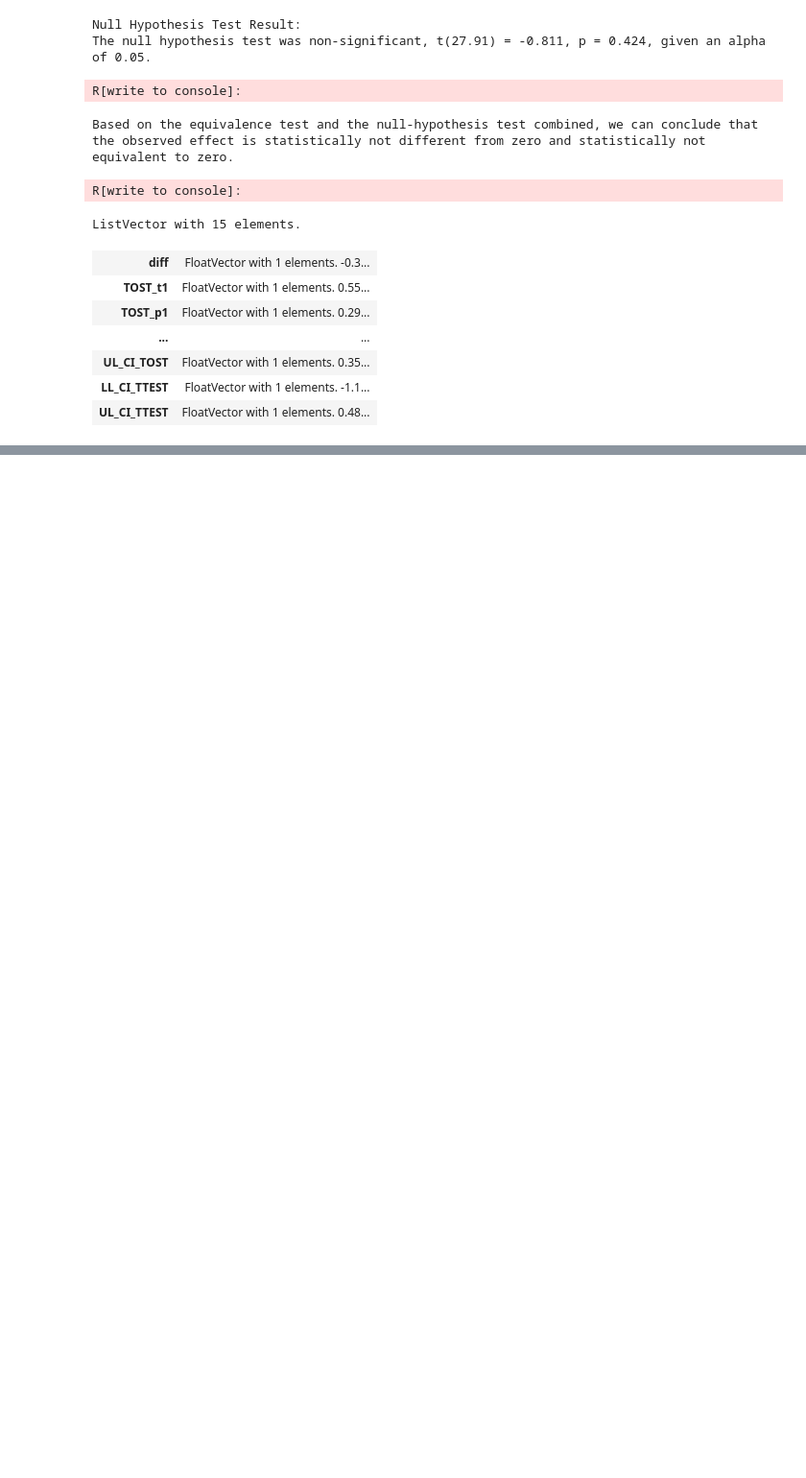
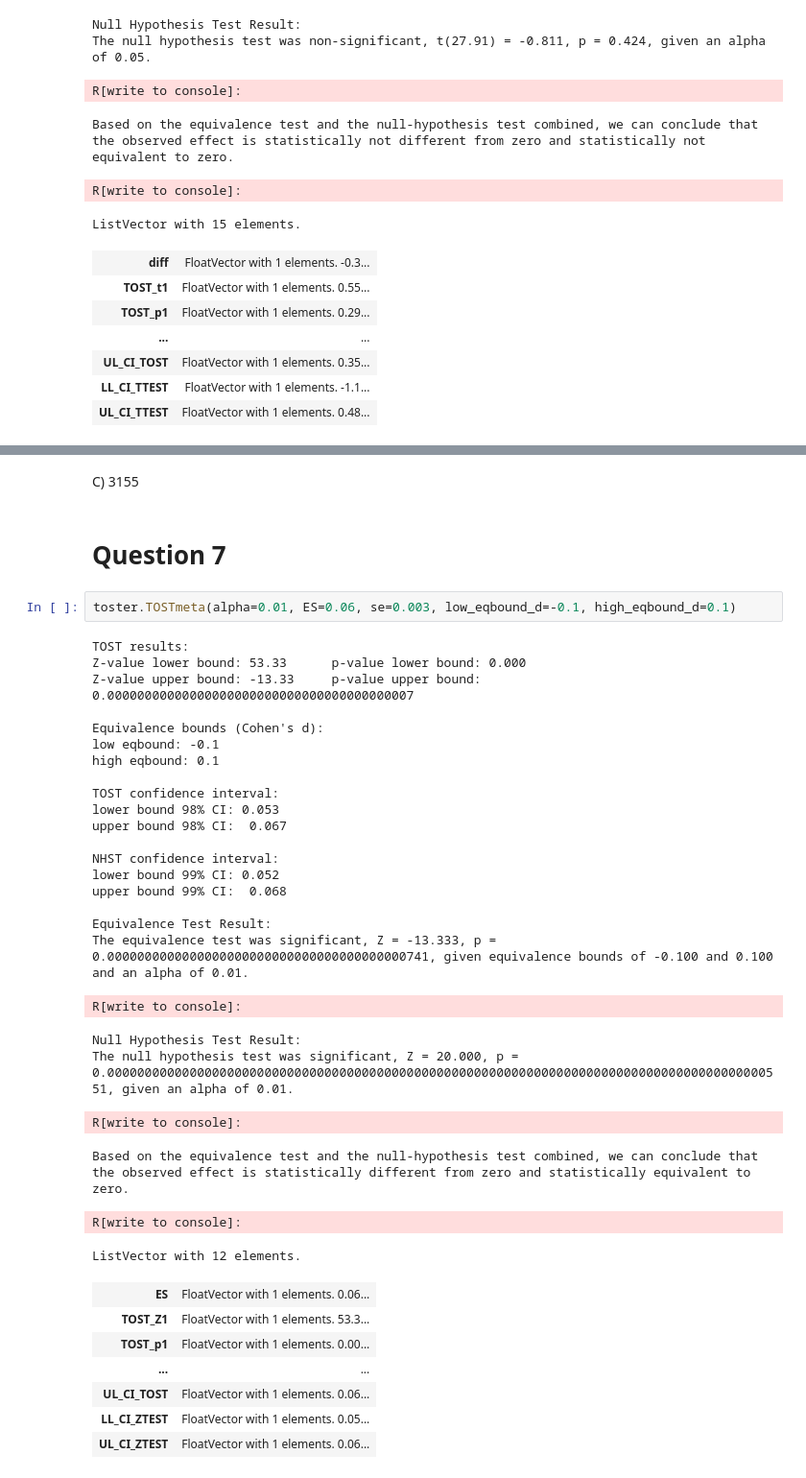
Before and after one commit to bcrestel/coursera_statisticalinferences, a Jupyter notebook: notebooks/week_6_equivalence_testing.ipynb, the cells around one changed output, grey strips where cells are left out. Shown at 96% size. Drawn from its saved outputs; the diff is of its cells as text; blank space fills up the shorter version.

```diff
--- a/notebooks/week_6_equivalence_testing.ipynb
+++ b/notebooks/week_6_equivalence_testing.ipynb
@@ -88,0 +233,39 @@ ListVector with 15 elements.
+# %% [markdown]
+C) 3155
+# %% [markdown]
+# Question 7
+# %%
+toster.TOSTmeta(alpha=0.01, ES=0.06, se=0.003, low_eqbound_d=-0.1, high_eqbound_d=0.1)
+# %% [output]
+TOST results:
+Z-value lower bound: 53.33      p-value lower bound: 0.000
+Z-value upper bound: -13.33     p-value upper bound: 0.00000000000000000000000000000000000000007
+
+Equivalence bounds (Cohen's d):
+low eqbound: -0.1
+high eqbound: 0.1
+
+TOST confidence interval:
+lower bound 98% CI: 0.053
+upper bound 98% CI:  0.067
+
+NHST confidence interval:
+lower bound 99% CI: 0.052
+upper bound 99% CI:  0.068
+
+Equivalence Test Result:
+The equivalence test was significant, Z = -13.333, p = 0.0000000000000000000000000000000000000000741, given equivalence bounds of -0.100 and 0.100 and an alpha of 0.01.
+R[write to console]:
+Null Hypothesis Test Result:
+The null hypothesis test was significant, Z = 20.000, p = 0.0000000000000000000000000000000000000000000000000000000000000000000000000000000000000000551, given an alpha of 0.01.
+R[write to console]:
+Based on the equivalence test and the null-hypothesis test combined, we can conclude that the observed effect is statistically different from zero and statistically equivalent to zero.
+R[write to console]:
+ListVector with 12 elements.
+| ES | FloatVector with 1 elements. 0.06... |
+| TOST_Z1 | FloatVector with 1 elements. 53.3... |
+| TOST_p1 | FloatVector with 1 elements. 0.00... |
+| ... | ... |
+| UL_CI_TOST | FloatVector with 1 elements. 0.06... |
+| LL_CI_ZTEST | FloatVector with 1 elements. 0.05... |
+| UL_CI_ZTEST | FloatVector with 1 elements. 0.06... |
```
Also changed, not shown: parts of 32 cells of this notebook.
